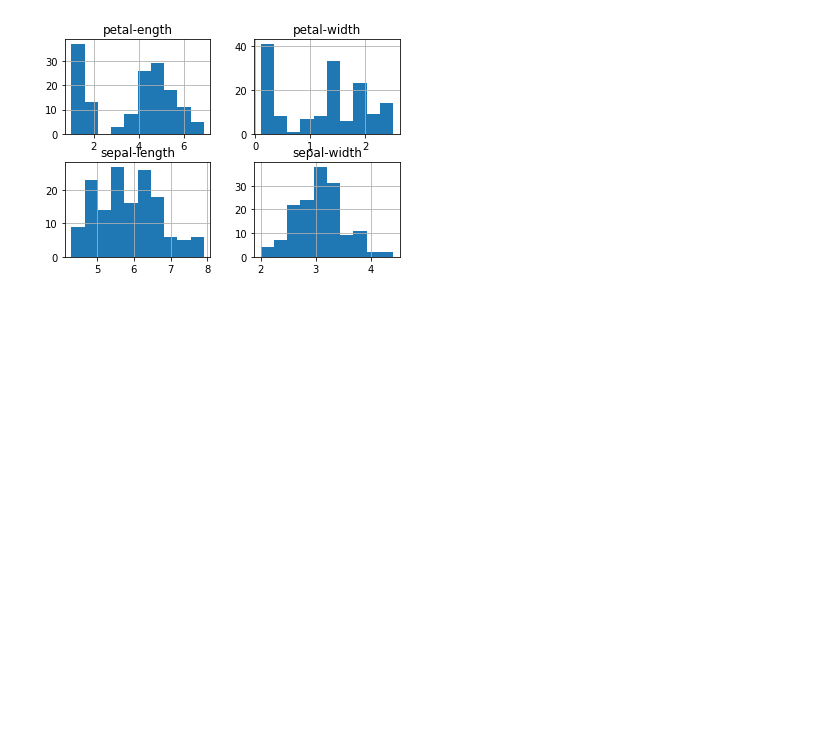
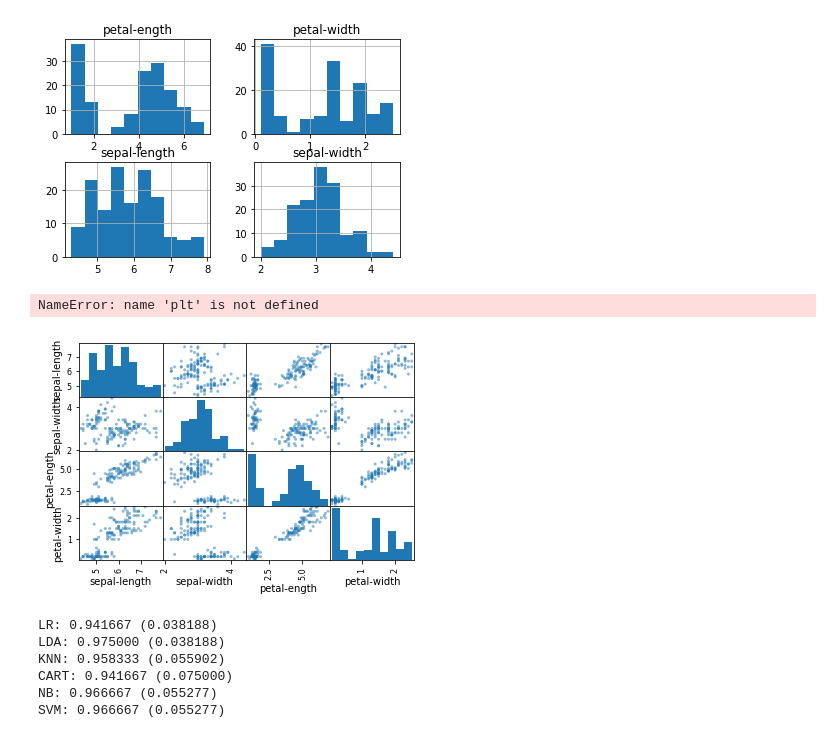
Before and after one commit to mrinal4/ml-basics, a Jupyter notebook: mlbasics.ipynb, the cells around one changed output. Cells and saved outputs as stored; diff of their text form; code cells hidden in the pictures; blank space fills up the shorter version.

Commit message:
Add files via upload
train our model and check which model is best for us to use in our dataset

```diff
--- a/mlbasics.ipynb
+++ b/mlbasics.ipynb
@@ -79,3 +79,9 @@ plt.show()
 # %% [output]
 AttributeError: 'Series' object has no attribute 'show'
 [figure]
+# %%
+scatter_matrix(dataset)
+plt.show()
+# %% [output]
+NameError: name 'plt' is not defined
+[figure, added]
@@ -81,0 +98,26 @@ AttributeError: 'Series' object has no attribute 'show'
+# %%
+#spotcheckalgo
+models=[]
+models.append(('LR', LogisticRegression()))
+models.append(('LDA', LinearDiscriminantAnalysis()))
+models.append(('KNN', KNeighborsClassifier()))
+models.append(('CART', DecisionTreeClassifier()))
+models.append(('NB', GaussianNB()))
+models.append(('SVM', SVC()))
+#evaluate_each_model_in_turn
+results=[]
+names=[]
+for name, model in models:
+    kfold=model_selection.KFold(n_splits=10, random_state=seed)
+    cv_results=model_selection.cross_val_score(model, X_train, Y_train, cv=kfold, scoring=scoring)
+    results.append(cv_results)
+    names.append(name)
+    msg="%s: %f (%f)" %(name, cv_results.mean(), cv_results.std())
+    print(msg)
+# %% [output]
+LR: 0.941667 (0.038188)
+LDA: 0.975000 (0.038188)
+KNN: 0.958333 (0.055902)
+CART: 0.941667 (0.075000)
+NB: 0.966667 (0.055277)
+SVM: 0.966667 (0.055277)
```
Also changed, not shown: parts of 2 cells of this notebook.
